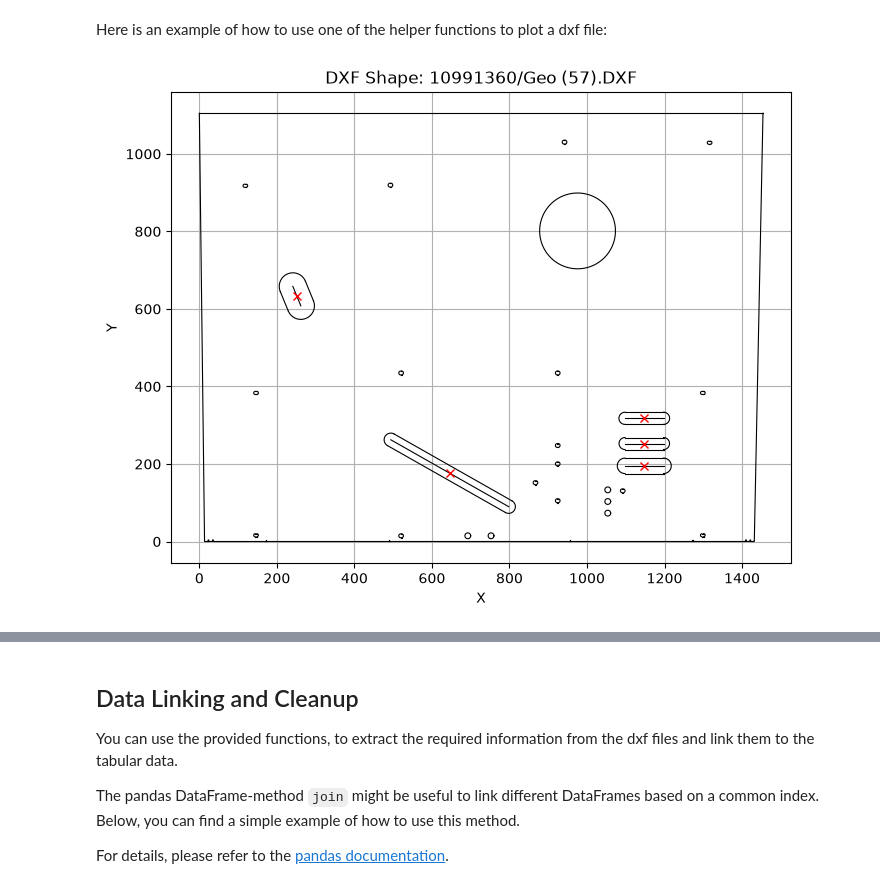
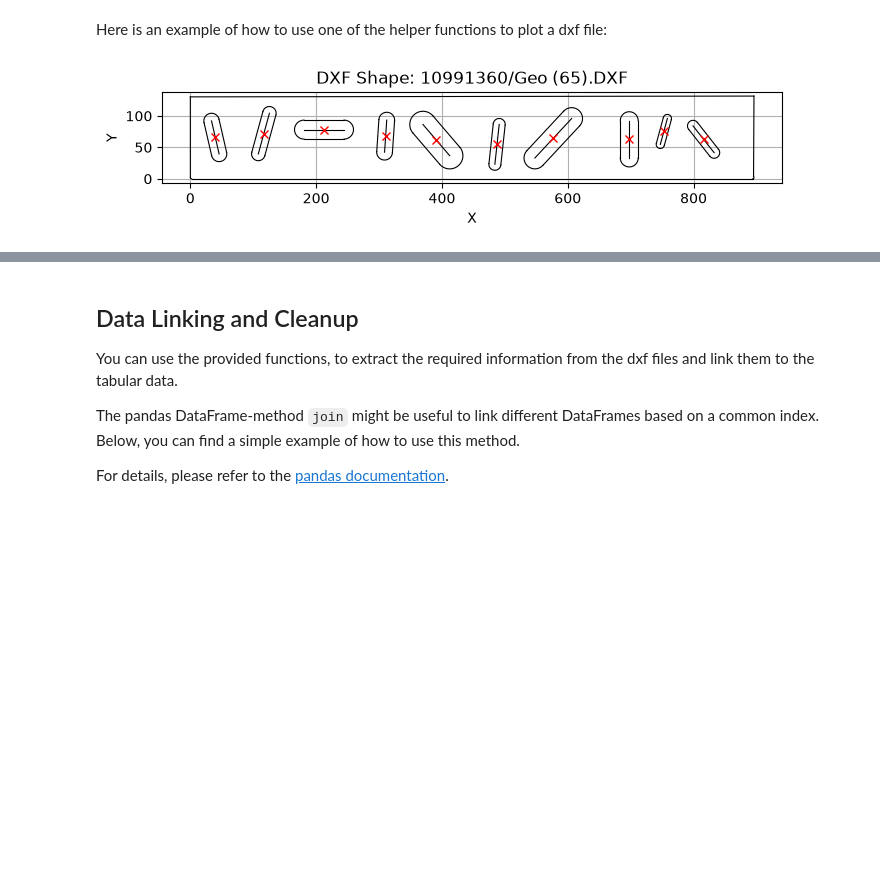
Before and after one commit to loruedel/Challenge1, a Jupyter notebook: getting_started.ipynb, the cells around one changed output, grey strips where cells are left out. Cells and saved outputs as stored; diff of their text form; code cells hidden in the pictures; blank space fills up the shorter version.

```diff
--- a/getting_started.ipynb
+++ b/getting_started.ipynb
@@ -68,6 +61,6 @@ Each dxf file contains geometric information about the product, which can be use
 # %% [markdown]
 Here is an example of how to use one of the helper functions to plot a dxf file:
 # %%
-plot_dxf("10991360/Geo (57).DXF")
+plot_dxf("10991360/Geo (65).DXF")
 # %% [output]
-[figure, old version]
+[figure, new version]
```
Also changed, not shown: parts of 7 cells of this notebook, 2 other files.
